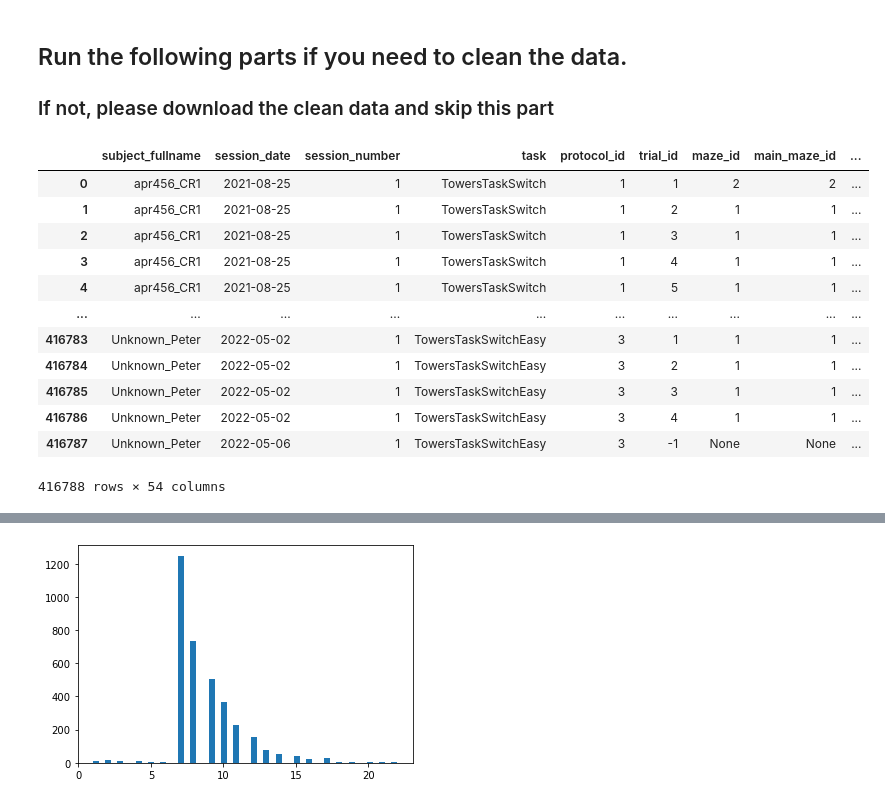
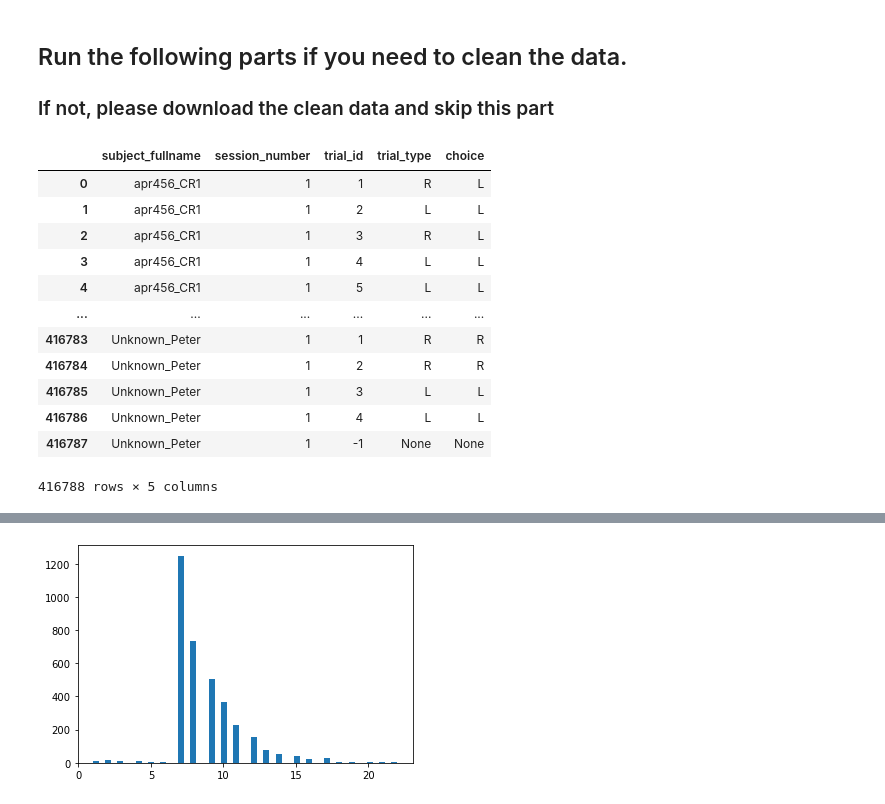
Before and after one commit to psalvino/DRL_Final_Project, a Jupyter notebook: Final_Project.ipynb, the cells around one changed output, grey strips where cells are left out. Drawn from its saved outputs; the diff is of its cells as text; code cells hidden in the pictures.

```diff
--- a/Final_Project.ipynb
+++ b/Final_Project.ipynb
@@ -19,25 +19,26 @@ from ssm.util import find_permutation
 ## Run the following parts if you need to clean the data.
 ### If not, please download the clean data and skip this part
 # %%
+# load the raw data
 data_path=r'data/behaviordata'
 
 with open(data_path,'rb') as f:
     data=pk.load(f)
-data#[['trial_id','task','maze_id','speed_by_cm']]
+data[['subject_fullname','session_number','trial_id','trial_type','choice']]
 # %% [output]
-|  | subject_fullname | session_date | session_number | task | protocol_id | trial_id | maze_id | main_maze_id | ... |
-| 0 | apr456_CR1 | 2021-08-25 | 1 | TowersTaskSwitch | 1 | 1 | 2 | 2 | ... |
-| 1 | apr456_CR1 | 2021-08-25 | 1 | TowersTaskSwitch | 1 | 2 | 1 | 1 | ... |
-| 2 | apr456_CR1 | 2021-08-25 | 1 | TowersTaskSwitch | 1 | 3 | 1 | 1 | ... |
-| 3 | apr456_CR1 | 2021-08-25 | 1 | TowersTaskSwitch | 1 | 4 | 1 | 1 | ... |
-| 4 | apr456_CR1 | 2021-08-25 | 1 | TowersTaskSwitch | 1 | 5 | 1 | 1 | ... |
-| ... | ... | ... | ... | ... | ... | ... | ... | ... | ... |
-| 416783 | Unknown_Peter | 2022-05-02 | 1 | TowersTaskSwitchEasy | 3 | 1 | 1 | 1 | ... |
-| 416784 | Unknown_Peter | 2022-05-02 | 1 | TowersTaskSwitchEasy | 3 | 2 | 1 | 1 | ... |
-| 416785 | Unknown_Peter | 2022-05-02 | 1 | TowersTaskSwitchEasy | 3 | 3 | 1 | 1 | ... |
-| 416786 | Unknown_Peter | 2022-05-02 | 1 | TowersTaskSwitchEasy | 3 | 4 | 1 | 1 | ... |
-| 416787 | Unknown_Peter | 2022-05-06 | 1 | TowersTaskSwitchEasy | 3 | -1 | None | None | ... |
+|  | subject_fullname | session_number | trial_id | trial_type | choice |
+| 0 | apr456_CR1 | 1 | 1 | R | L |
+| 1 | apr456_CR1 | 1 | 2 | L | L |
+| 2 | apr456_CR1 | 1 | 3 | R | L |
+| 3 | apr456_CR1 | 1 | 4 | L | L |
+| 4 | apr456_CR1 | 1 | 5 | L | L |
+| ... | ... | ... | ... | ... | ... |
+| 416783 | Unknown_Peter | 1 | 1 | R | R |
+| 416784 | Unknown_Peter | 1 | 2 | R | R |
+| 416785 | Unknown_Peter | 1 | 3 | L | L |
+| 416786 | Unknown_Peter | 1 | 4 | L | L |
+| 416787 | Unknown_Peter | 1 | -1 | None | None |
-416788 rows × 54 columns
+416788 rows × 5 columns
 # %%
 # remove test mice
 data = data[~(data.subject_fullname.isin(["Unknown_Peter", "apr456_CR6error", "lpr6177_test1", "pss3570_TrainTest"]))]
```
Also changed, not shown: parts of 24 cells of this notebook.
